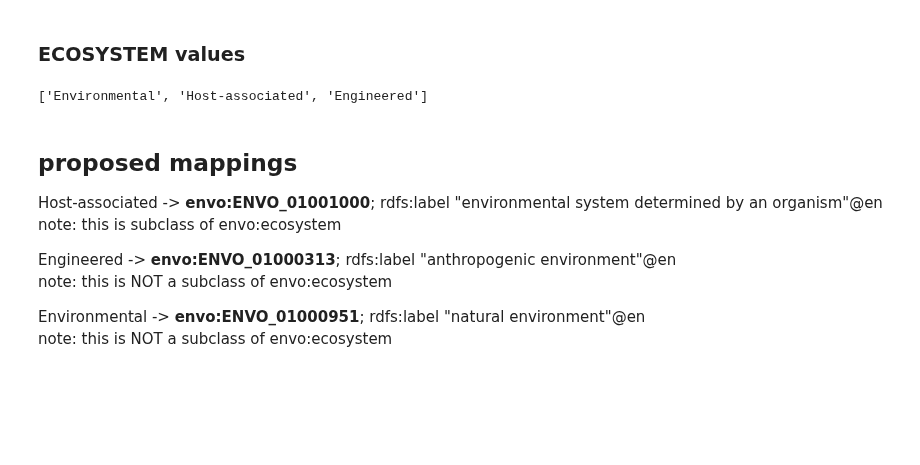
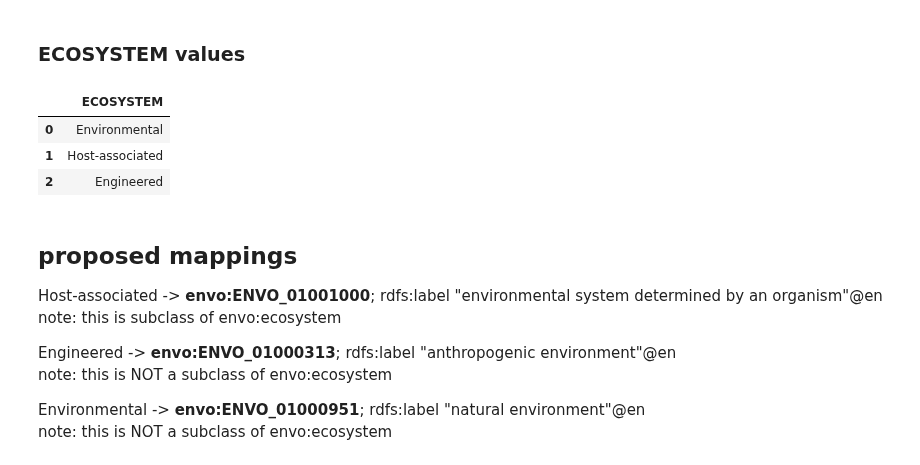
Before and after one commit to microbiomedata/nmdc-metadata, a Jupyter notebook: notebooks/gold-env-top7-mapping.ipynb, the cells around one changed output. Cells and saved outputs as stored; diff of their text form; code cells hidden in the pictures; blank space fills up the shorter version.

Commit message:
correct spelling and add markdown output for tables

```diff
--- a/notebooks/gold-env-top7-mapping.ipynb
+++ b/notebooks/gold-env-top7-mapping.ipynb
@@ -167,7 +174,16 @@ print(len(elevelsdf.dropna()))
 34600
 # %% [markdown]
 ### ECOSYSTEM values
-# %%
-list(top7df.ECOSYSTEM.unique())
-# %% [output]
-['Environmental', 'Host-associated', 'Engineered']
+# %%
+q ="""
+select distinct
+    ECOSYSTEM
+from
+    top7df
+"""
+sqldf(q)
+# %% [output]
+|  | ECOSYSTEM |
+| 0 | Environmental |
+| 1 | Host-associated |
+| 2 | Engineered |
```
Also changed, not shown: parts of 10 cells of this notebook.
